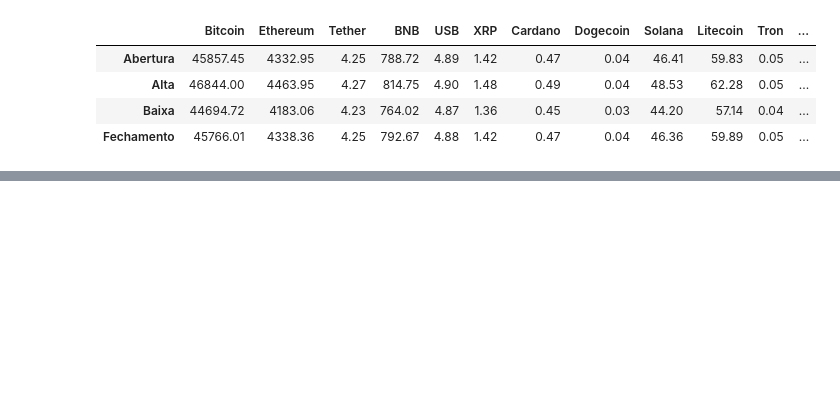
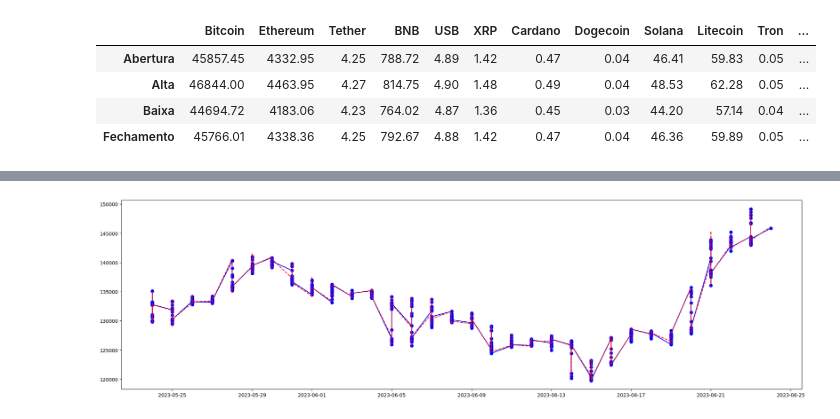
Before and after one commit to CassioRibeiro/ProjetoFinal, a Jupyter notebook: [M5]_Projeto_Final.ipynb, the cells around one changed output, grey strips where cells are left out. Cells and saved outputs as stored; diff of their text form; code cells hidden in the pictures; blank space fills up the shorter version.

```diff
--- a/[M5]_Projeto_Final.ipynb
+++ b/[M5]_Projeto_Final.ipynb
@@ -81,16 +118,20 @@ copy['timestamp'] = copy['timestamp'].apply(lambda x: x.split("T")[0])
 # %%
 copy['timestamp'] = copy['timestamp'].apply(lambda x: x.replace("-", "/"))
+copy30['timestamp'] = copy30['timestamp'].apply(lambda x: x.replace("-", "/"))
 # %%
 copy['timestamp'] = pd.to_datetime(copy['timestamp'], dayfirst= True)
+copy30['timestamp'] = pd.to_datetime(copy30['timestamp'], dayfirst= True)
 # %%
 traducao = {"open": "Abertura","high": "Alta", "low" : "Baixa", "close": "Fechamento", "volume" : "Volume", "marketcap": "Market_Cap",
             'timestamp' : "Data", "Moeda" : "Moeda"}
 # %%
 copy.rename(columns= traducao, inplace=True)
+copy30.rename(columns= traducao, inplace=True)
 # %%
 ordem_colunas = ["Moeda", "Data","Abertura","Alta","Baixa","Fechamento","Volume", "marketCap"]
 # %%
 copy = copy.reindex (columns=ordem_colunas)
+copy30 = copy30.reindex (columns=ordem_colunas)
 # %%
 copy.head(2)
 # %% [output]
@@ -270,0 +441,31 @@ Medias.T
+# %%
+
+
+# Seu DataFrame existente
+df = newbitcoin30 # Substitua ... pelos seus dados e colunas corretas
+
+# Selecionar as colunas relevantes para a regressão linear
+X = df[['Abertura', 'Alta', 'Baixa']]
+y = df['Fechamento']
+
+# Criar o modelo de regressão linear
+model = LinearRegression()
+
+# Treinar o modelo
+model.fit(X, y)
+
+# Fazer previsões para todo o período do DataFrame
+y_pred = model.predict(X)
+
+# Plotar os dados originais e as previsões
+plt.figure(figsize=(25,7))
+plt.plot(df['Data'], df['Fechamento'], 'bo-', label='Dados Originais')
+plt.plot(df['Data'], y_pred, 'r--', label='Previsões')
+
+# Restante do código para legendas, rótulos, etc.
+# ...
+
+# Exibir o gráfico
+plt.show()
+# %% [output]
+[figure, added]
```
Also changed, not shown: parts of 34 cells of this notebook.
